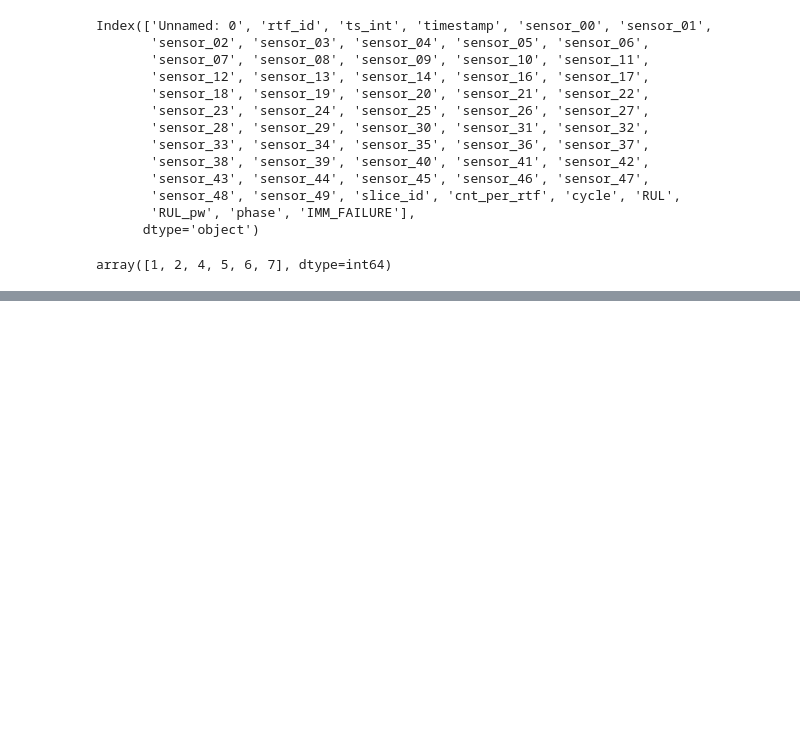
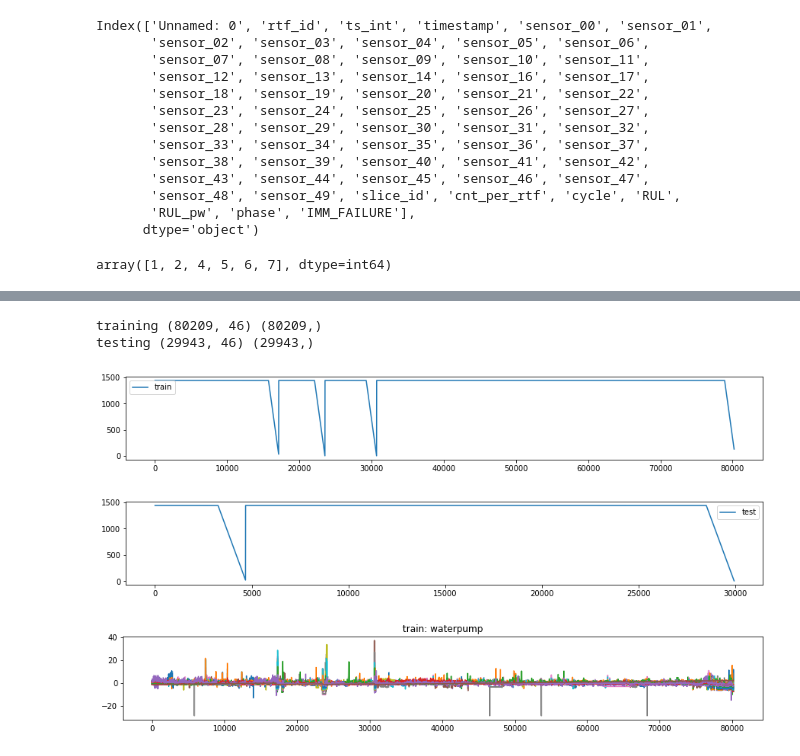
Before and after one commit to JoeZYX/AutoRUL, a Jupyter notebook: waterpump.ipynb, the cells around one changed output, grey strips where cells are left out. Drawn from its saved outputs; the diff is of its cells as text; code cells hidden in the pictures; blank space fills up the shorter version.

```diff
--- a/waterpump.ipynb
+++ b/waterpump.ipynb
@@ -52,0 +106,9 @@ train_data = waterpump_data.loc[waterpump_data['rtf_id'].isin(list(rtf_ids[:5]))
+# %%
+def extract_RUL_per_rtf_id(df, rul_column_name = "RUL"):
+    RUL_per_rtf_ID = list()
+    for rtf_id in df['rtf_id'].unique():
+        RUL_per_rtf_ID.append(df.loc[df['rtf_id'] == rtf_id]['RUL'].iloc[-1])
+
+    return   pd.DataFrame(RUL_per_rtf_ID, columns=['RUL_per_rtf_ID'])
+# %%
+test_RUL_per_rtf_id = extract_RUL_per_rtf_id(test_data, rul_column_name= "RUL")
@@ -52,0 +121,3 @@ train_data = waterpump_data.loc[waterpump_data['rtf_id'].isin(list(rtf_ids[:5]))
+# %%
+y_test_RUL_per_cycle = test_data['RUL']
+x_test_data = test_data.loc[:, test_data.columns!='RUL']
@@ -52,0 +142,13 @@ train_data = waterpump_data.loc[waterpump_data['rtf_id'].isin(list(rtf_ids[:5]))
+# %%
+test  = RemainingUsefulLife(x_train_data,x_test_data,test_RUL_per_rtf_id, max_life=2*12*60, window_size=1, sequence_length=1, data_id= "waterpump")
+# %%
+test.compute_piecewise_linear_rul()
+test.feature_extension()
+test.standard_normalization()
+test.plot_rul()
+# %% [output]
+training (80209, 46) (80209,)
+testing (29943, 46) (29943,)
+[figure, added]
+[figure, added]
+[figure, added]
```
Also changed, not shown: parts of 12 cells of this notebook, 5 other files.
